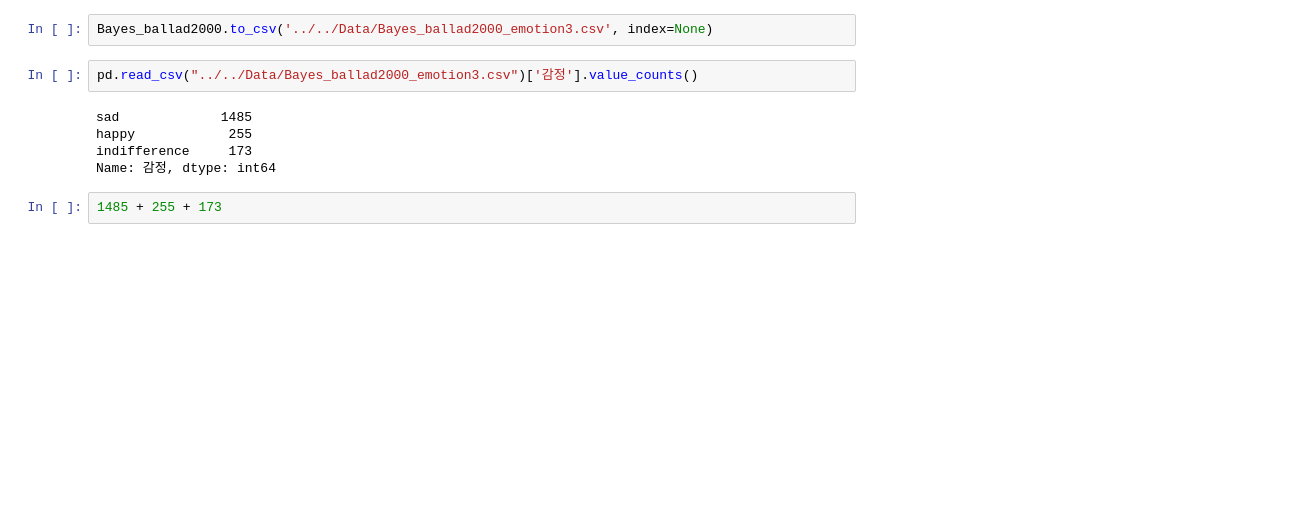
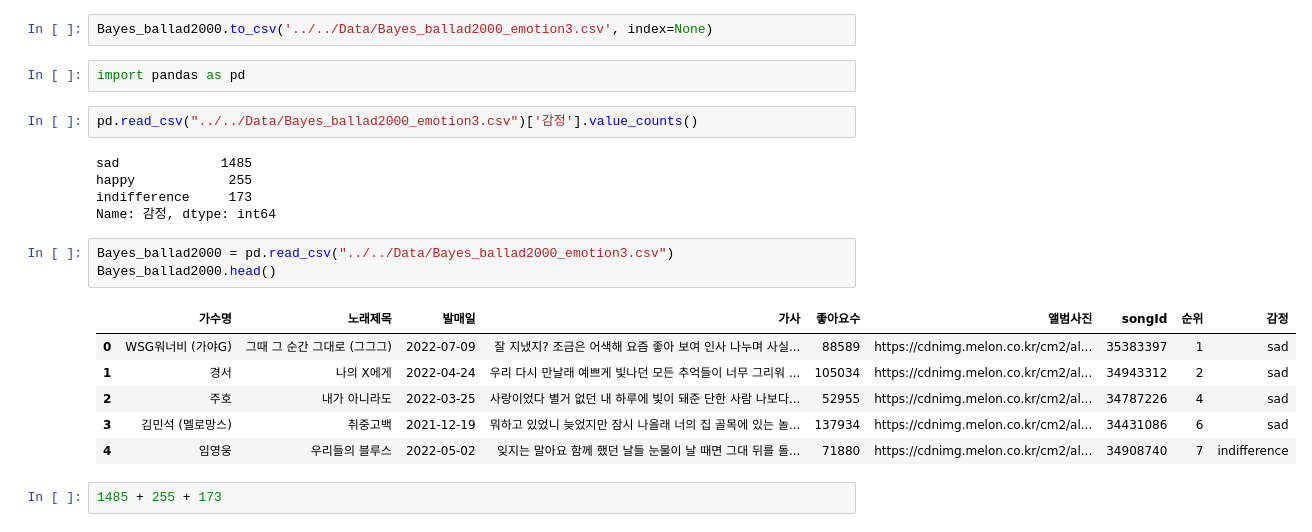
Before and after one commit to python-project-3Joe/python, a Jupyter notebook: Note/나이브베이즈/NaiveBayes copy.ipynb, the cells around one changed output. Drawn from its saved outputs; the diff is of its cells as text; blank space fills up the shorter version.

```diff
--- a/Note/나이브베이즈/NaiveBayes copy.ipynb
+++ b/Note/나이브베이즈/NaiveBayes copy.ipynb
@@ -332,6 +332,8 @@ dtypes: int64(2), object(7)
 memory usage: 134.6+ KB
 # %%
 Bayes_ballad2000.to_csv('../../Data/Bayes_ballad2000_emotion3.csv', index=None)
+# %%
+import pandas as pd
 # %%
 pd.read_csv("../../Data/Bayes_ballad2000_emotion3.csv")['감정'].value_counts()
 # %% [output]
@@ -339,6 +341,16 @@ sad             1485
 happy            255
 indifference     173
 Name: 감정, dtype: int64
+# %%
+Bayes_ballad2000 = pd.read_csv("../../Data/Bayes_ballad2000_emotion3.csv")
+Bayes_ballad2000.head()
+# %% [output]
+|  | 가수명 | 노래제목 | 발매일 | 가사 | 좋아요수 | 앨범사진 | songId | 순위 | 감정 |
+| 0 | WSG워너비 (가야G) | 그때 그 순간 그대로 (그그그) | 2022-07-09 | 잘 지냈지? 조금은 어색해 요즘 좋아 보여 인사 나누며 사실... | 88589 | https://cdnimg.melon.co.kr/cm2/al... | 35383397 | 1 | sad |
+| 1 | 경서 | 나의 X에게 | 2022-04-24 | 우리 다시 만날래 예쁘게 빛나던 모든 추억들이 너무 그리워 ... | 105034 | https://cdnimg.melon.co.kr/cm2/al... | 34943312 | 2 | sad |
+| 2 | 주호 | 내가 아니라도 | 2022-03-25 | 사랑이었다 별거 없던 내 하루에 빛이 돼준 단한 사람 나보다... | 52955 | https://cdnimg.melon.co.kr/cm2/al... | 34787226 | 4 | sad |
+| 3 | 김민석 (멜로망스) | 취중고백 | 2021-12-19 | 뭐하고 있었니 늦었지만 잠시 나올래 너의 집 골목에 있는 놀... | 137934 | https://cdnimg.melon.co.kr/cm2/al... | 34431086 | 6 | sad |
+| 4 | 임영웅 | 우리들의 블루스 | 2022-05-02 | 잊지는 말아요 함께 했던 날들 눈물이 날 때면 그대 뒤를 돌... | 71880 | https://cdnimg.melon.co.kr/cm2/al... | 34908740 | 7 | indifference |
 # %%
 1485 + 255 + 173
 # %% [output]
```
Also changed, not shown: parts of 4 cells of this notebook, 1 other file.
